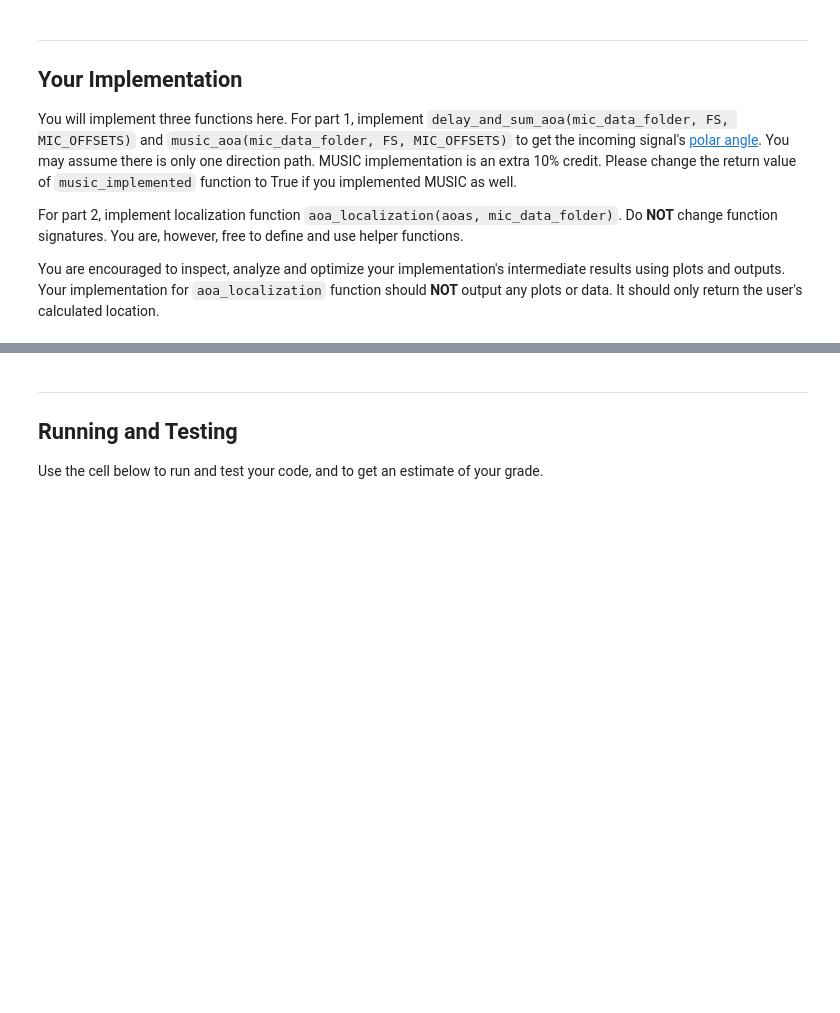
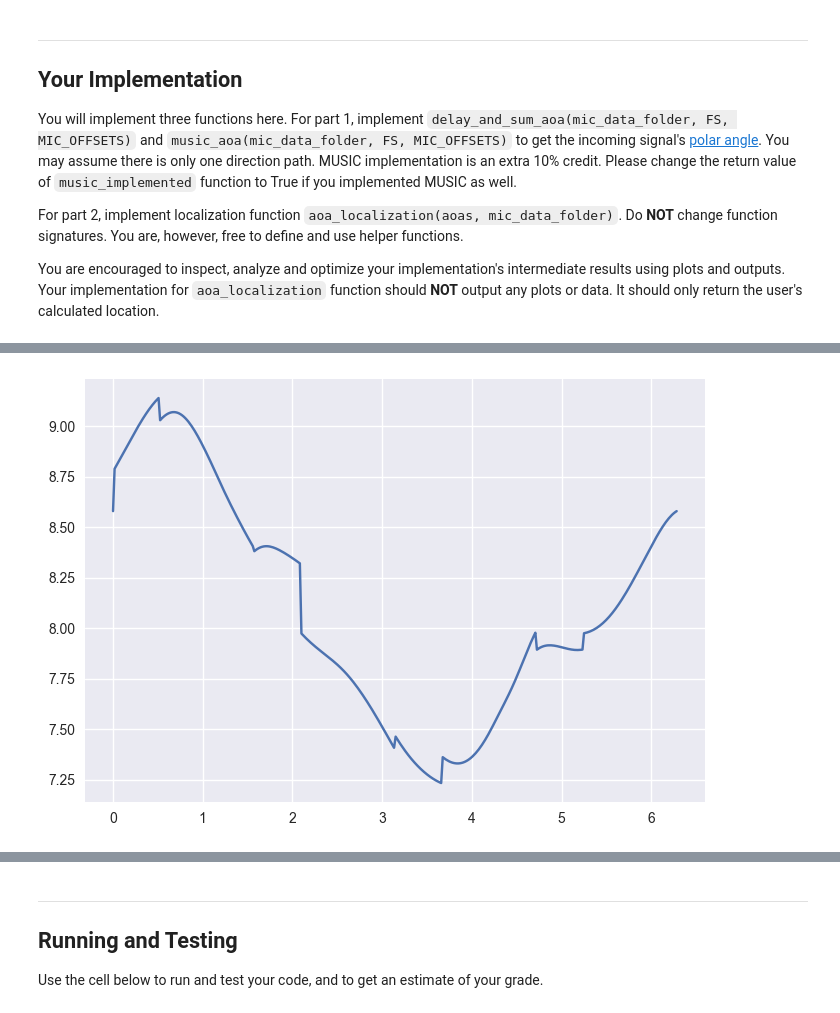
Before and after one commit to kbchung2/ECE_434, a Jupyter notebook: MP4_AoA_BF/MP4_AoA_BF/MP4.ipynb, the cells around one changed output, grey strips where cells are left out. Drawn from its saved outputs; the diff is of its cells as text; code cells hidden in the pictures; blank space fills up the shorter version.

```diff
--- a/MP4_AoA_BF/MP4_AoA_BF/MP4.ipynb
+++ b/MP4_AoA_BF/MP4_AoA_BF/MP4.ipynb
@@ -151,6 +151,8 @@ For part 2, implement localization function `aoa_localization(aoas, mic_data_fol
 
 You are encouraged to inspect, analyze and optimize your implementation's intermediate results using plots and outputs. Your implementation for `aoa_localization` function should **NOT** output any plots or data. It should only return the user's calculated location.
 # %%
+import matplotlib.pyplot as plt
+
 def music_implemented():
     return False
 
@@ -199,14 +201,59 @@ def delay_and_sum_aoa(mic_data_folder, FS, MIC_OFFSETS):
 
     """
     mic_datasets  = [] # collect the data sets
-    config_dataset = np.array(pd.read_csv(mic_data_folder + "/config.csv") )
+    config_dataset = np.array(pd.read_csv(mic_data_folder + "/config.csv",header=None) )
+    # print(config_dataset)
     for i in range(8):
-        mic_datasets.append(np.array(pd.read_csv(f'{mic_data_folder}/{i}.csv'))) # mic_datasets contain mic datasets 0 - 7
+        mic_datasets.append(np.array(pd.read_csv(f'{mic_data_folder}/{i}.csv', header=None) )) # mic_datasets contain mic datasets 0 - 7
+
+    aoas = [0,0,0,0,0,0,0,0]
+    for  mic_array_index, mic_array_center_point in enumerate(config_dataset): # iterate through mic_arrays, from 0-7
+        best_angles = []
+        best_correlations = []
+        reference_mic_point = np.array(MIC_OFFSETS[0])
+        # reference_mic_point = mic_array_center_point + np.array(MIC_OFFSETS[0]) # Find the coordinates of the reference microphone (0)
+        mic_coordinates = np.array([np.array(MIC_OFFSETS[i]) for i in range(6)])
+        # mic_coordinates = np.array([np.array(MIC_OFFSETS[i] ) + mic_array_center_point for i in range(6)]) # Get all mic coordinates
+        # for a, mic_coordinate in enumerate(mic_coordinates): # For every mic in the mic array
+        #     mic_coordinates[a] -= reference_mic_point # subtract reference mic point from all mic coordinates. Ensures reference point is (0,0).
+        # print("mic_coordinates are ", mic_coordinates)
+        fft_mics = np.array([np.fft.fft(mic_datasets[mic_array_index][:,a])for a in range(6)]).T # obtain fft data from each microphone
+
+        frequency_bins = np.fft.fftfreq(fft_mics.shape[0], d = 2/FS)   # default frequency bins FS/2?
+        B = len(frequency_bins)
+        for theta in np.linspace(0, 2 * np.pi, 360): # 360?
+            v = np.array([np.cos(theta + np.pi), np.sin(theta + np.pi) ])
+            proj = np.outer(v,v) / np.dot(v,v)
+            distances = np.zeros(6)
+            ref_projection = proj @ mic_coordinates[0]
+            for idx,(x,y) in enumerate(mic_coordinates):
+                px, py = proj @ np.array( [x,y] )
+                a = (px - ref_projection[0]) * np.cos(theta + np.pi) + (py - ref_projection[1]) * np.sin(theta + np.pi)
+                distances[idx] = 0 if a == 0 else (1/ np.abs(a)) * a * np.linalg.norm(np.array([px,py]) - ref_projection[0])
 
 
+            phis = (np.pi * 2 /343)*np.outer( frequency_bins,distances)
+            alphas = np.exp(-1j * phis)
+            # alphas = np.zeros((B,6), dtype=complex)
+            # for i in range(B):
+                # print(i)
+                # alphas[i] = np.array([np.exp(-1j * np.pi * 2 * frequency_bins[i] * distances[j] * np.cos(theta) / 343) ** j for j in range(6) ]) # create alphas array
+            # print("Distances = ", distances)
+            # print("phis = ",phis)
+            # print("alphas = ", alphas)
+            F_times_alpha = fft_mics * alphas # element wise multiply ffts with alphas
+            correlations = np.sum(F_times_alpha, axis = 1) # get correlation array
+            total_correlation = np.mean(np.abs(correlations))        # get total correlation
+            best_angles.append(theta) # update best angle and best correlation... argmax
+            best_correlations.append(total_correlation)
+        plt.figure()
+        plt.plot(best_angles, best_correlations)
+        aoas[mic_array_index] = best_angles[np.argmax(best_correlations)]
 
-    aoas = [0, 0, 0, 0, 0, 0, 0, 0] # Please comment out this line after you implement the function
+
+    # aoas = [0, 0, 0, 0, 0, 0, 0, 0] # Please comment out this line after you implement the function
     # Your return value should be the incoming signal's polar angle (between 0 and 2pi)
+    print("Mic_array_index is " , mic_array_index)
     return aoas
 
 def aoa_localization(aoas, mic_data_folder):
@@ -220,6 +267,30 @@ def aoa_localization(aoas, mic_data_folder):
         The user's location in this format (in metres): (L_x, L_y)
 
     """
+    mic_datasets  = [] # collect the data sets
+    config_dataset = np.array(pd.read_csv(mic_data_folder + "/config.csv",header=None) )
+    # print(config_dataset)
+
+    for i in range(8):
+        mic_datasets.append(np.array(pd.read_csv(f'{mic_data_folder}/{i}.csv', header=None) )) # mic_datasets contain mic datasets 0 - 7
+    A = np.zeros((8,2))
+    b= np.zeros(8)
+    A[:,0] = np.array([-(np.sin(aoas[i]) + 0.0001) / (np.cos(aoas[i] + 0.0001)) for i in range(len(aoas))])
+    A[:,1] = np.ones(A.shape[0])
+    b = np.array([config_dataset[i,1] - ( (np.sin(aoas[i]) + 0.0001)  / (np.cos(aoas[i]) + 0.0001)) * config_dataset[i,0] for i in range(8)])
+
+    x = np.linalg.solve(A.T @ A, A.T @ b)
+
+    return (x[0],x[1])
 
     # Your return value should be the user's location in this format (in metres): (L_x, L_y)
-    return (0, 0)
+
+
+
+r  = delay_and_sum_aoa("dataset0", 16000, [(0.023,0.0399), (0.0461,0), (0.0230,-0.0399), (-0.0230,-0.0399), (-0.0461,0), (-0.0230,0.0399)])
+print(r)
+print(aoa_localization(r, "dataset0"))
+print(aoa_localization(delay_and_sum_aoa("dataset1", 16000, [(0.023,0.0399), (0.0461,0), (0.0230,-0.0399), (-0.0230,-0.0399), (-0.0461,0), (-0.0230,0.0399)]), "dataset0"))
+print(aoa_localization(delay_and_sum_aoa("dataset2", 16000, [(0.023,0.0399), (0.0461,0), (0.0230,-0.0399), (-0.0230,-0.0399), (-0.0461,0), (-0.0230,0.0399)]), "dataset0"))
+print(aoa_localization(delay_and_sum_aoa("dataset3", 16000, [(0.023,0.0399), (0.0461,0), (0.0230,-0.0399), (-0.0230,-0.0399), (-0.0461,0), (-0.0230,0.0399)]), "dataset0"))
+# %% [output]
@@ -225,0 +306 @@ def aoa_localization(aoas, mic_data_folder):
+[figure, added]
```
Also changed, not shown: parts of 2 cells of this notebook.
